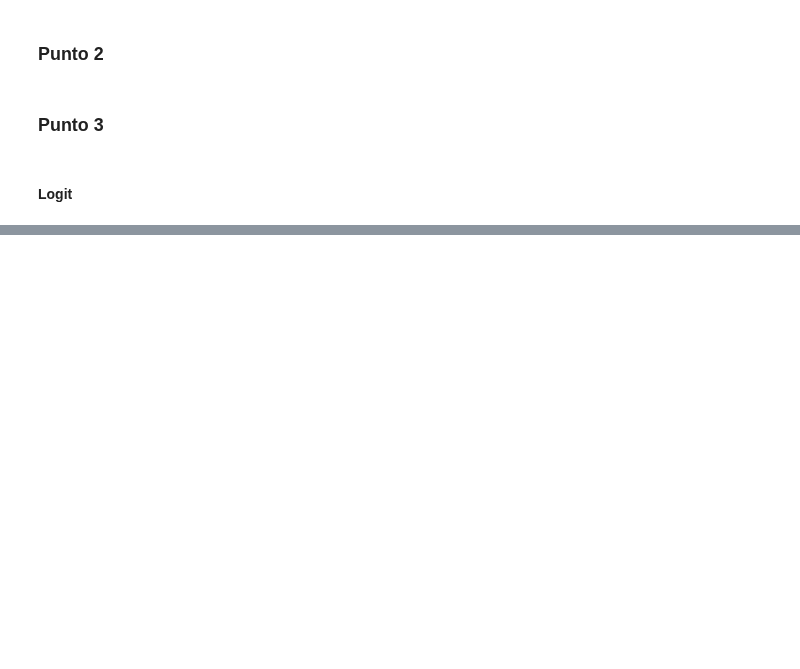
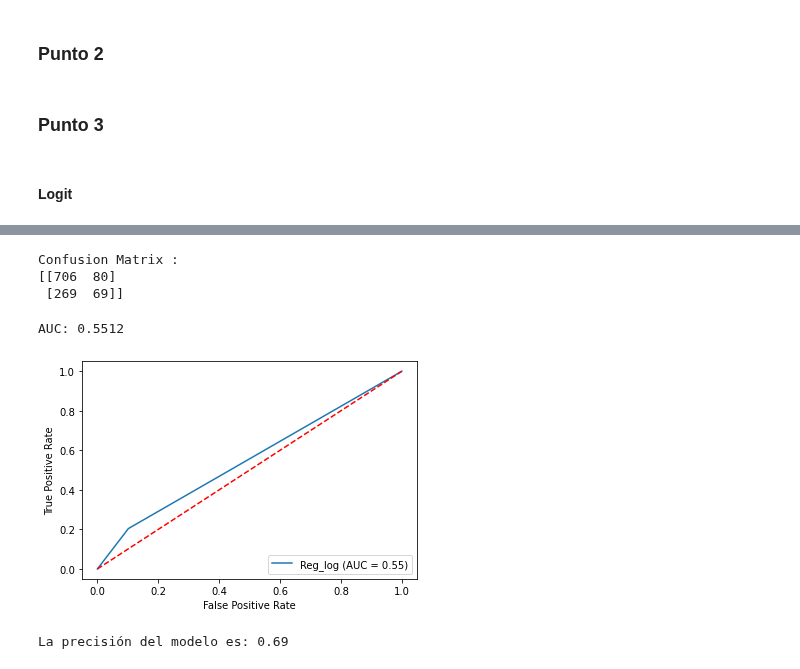
Before and after one commit to hpilar/TrabajosPracticos-Grupo4, a Jupyter notebook: TP2/TP2.ipynb, the cells around one changed output, grey strips where cells are left out. Saved outputs shown, nothing was run; the diff lists cells and outputs as text; code cells hidden in the pictures; blank space fills up the shorter version.

```diff
--- a/TP2/TP2.ipynb
+++ b/TP2/TP2.ipynb
@@ -823,0 +957,47 @@ ValueError: could not convert string to float: 'TQRMNOQTVHLMKMCDEIJAH00718804'
+# %%
+base_logit = respondieron_nueva[["REGION", "CH03", "CH04", "CH06", "CH07", "CH08", "CH10", "CH15", "ESTADO", "pobre"]]
+# %%
+# Asignamos las variables que serán predictores y la predicha
+y_log = base_logit.loc[:, base_logit.columns == "pobre"]
+X_log = base_logit.loc[:, base_logit.columns != "pobre"]
+
+
+# Partimos la base en entrenamiento y test
+X_trainl, X_testl, y_trainl, y_testl = train_test_split(X_log, y_log, test_size=0.3,
+                                                   random_state=101)
+# %%
+# Ajustamos el clasificador con fit con la base de entrenamiento
+log_reg2 = LogisticRegression(max_iter=10000).fit(X_trainl, y_trainl)
+# Predecimos con la base test
+y_predl = log_reg2.predict(X_testl)
+# %%
+# Armamos la matriz de confusión.
+matriz_confusion = confusion_matrix(y_testl, y_predl)
+
+print('Confusion Matrix :')
+print(matriz_confusion)
+# %% [output]
+Confusion Matrix :
+[[706  80]
+ [269  69]]
+# %%
+# Hacemos la curva de ROC e imprimimos los valores de AUC
+auc = roc_auc_score(y_testl, y_predl)
+print('AUC: %.4f' % auc)
+fpr, tpr, thresholds = roc_curve(y_testl, y_predl)
+# %% [output]
+AUC: 0.5512
+# %%
+# Graficamos la curva de ROC
+display = RocCurveDisplay(fpr=fpr, tpr=tpr, roc_auc=auc, estimator_name='Reg_log')
+display.plot()
+plt.plot([0, 1], [0, 1], color='red', linestyle='--')
+plt.show()
+# %% [output]
+[figure, added]
+# %%
+# Hacemos el accuracy score
+accuracy_logit = accuracy_score(y_testl, y_predl)
+print("La precisión del modelo es: %.2f" %accuracy_logit)
+# %% [output]
+La precisión del modelo es: 0.69
```
Also changed, not shown: parts of 30 cells of this notebook.
